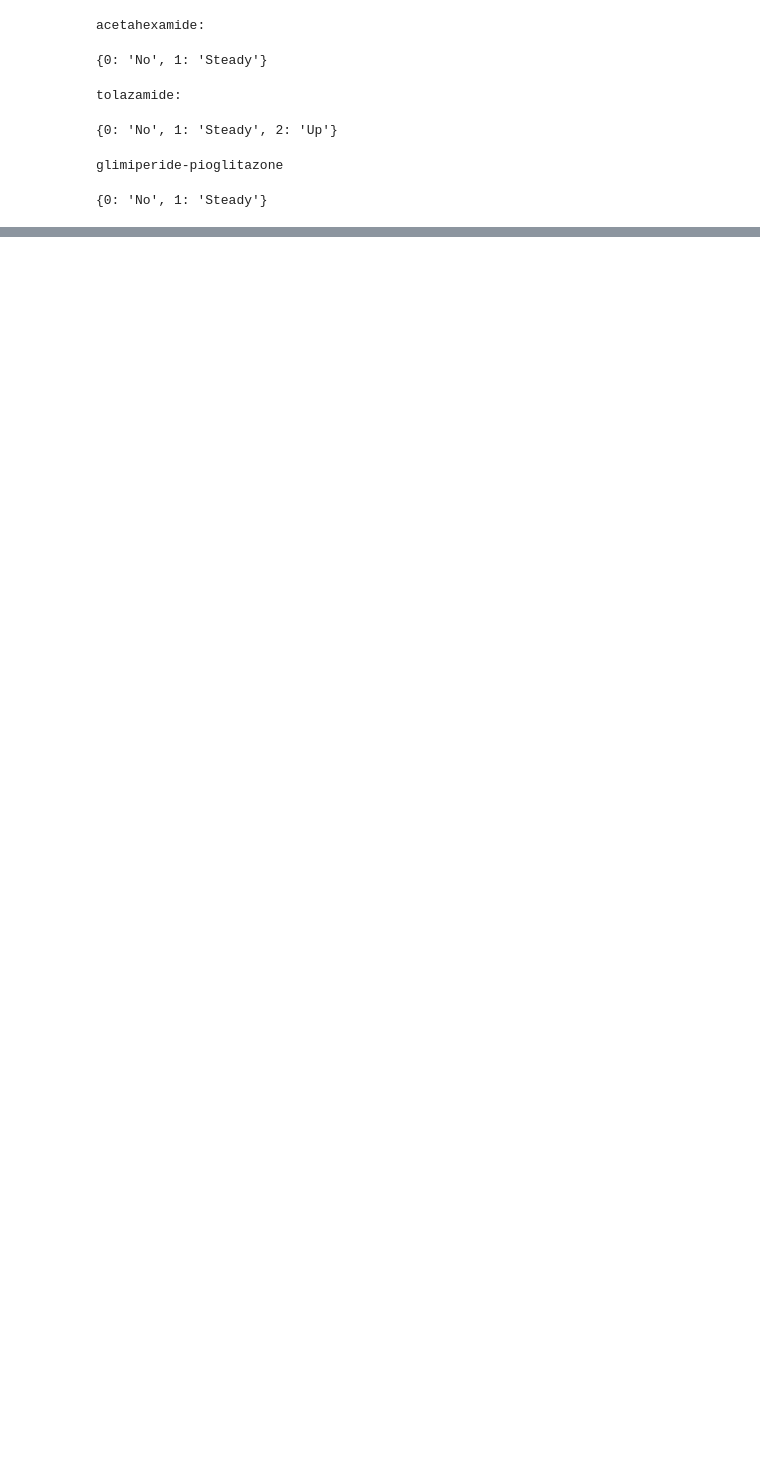
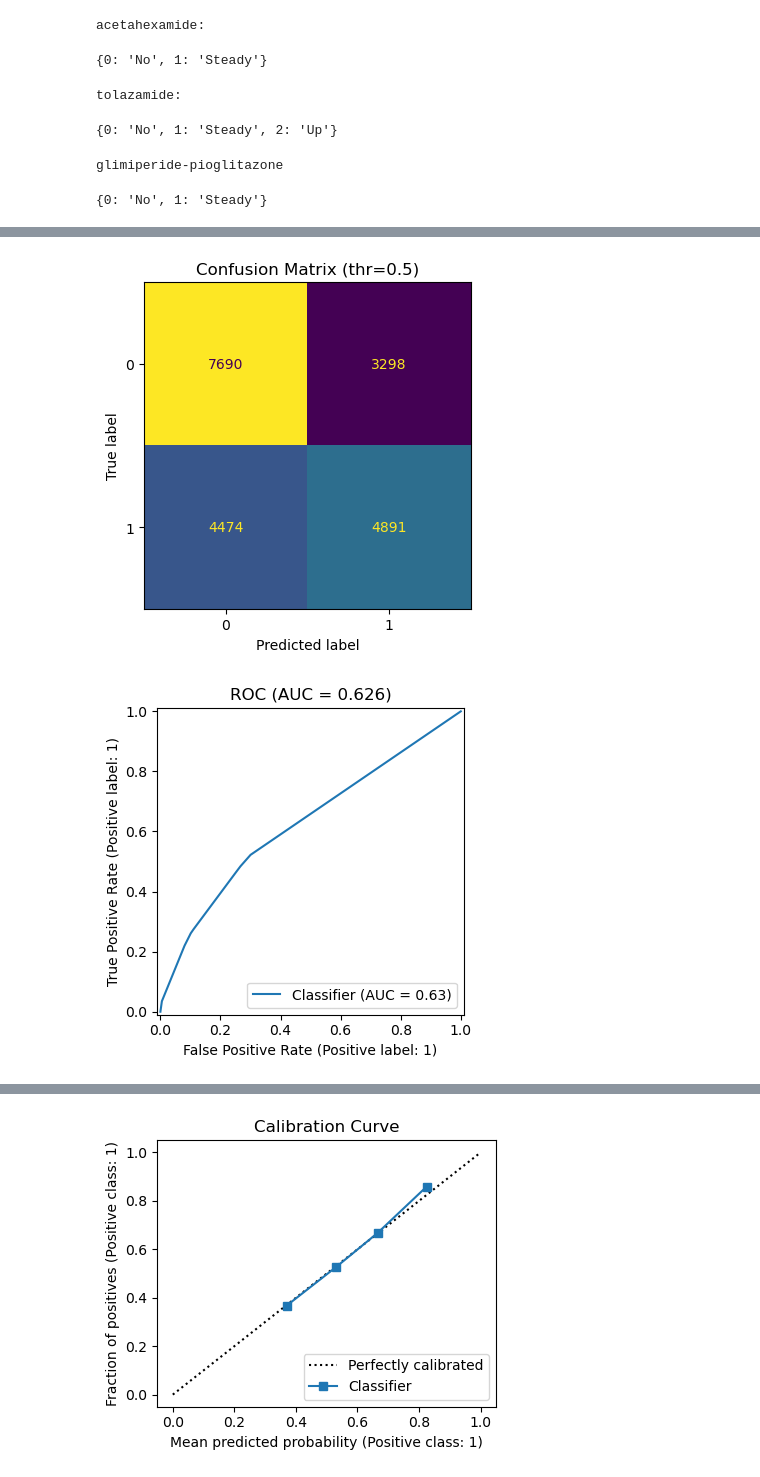
Before and after one commit to DylanSuniaga/CAP_3764_2025_Fall_Team_3, a Jupyter notebook: notebooks/main.ipynb, the cells around one changed output, grey strips where cells are left out. Cells and saved outputs as stored; diff of their text form; code cells hidden in the pictures; blank space fills up the shorter version.

```diff
--- a/notebooks/main.ipynb
+++ b/notebooks/main.ipynb
@@ -157,0 +251,6 @@ glimiperide-pioglitazone
+# %%
+y_proba = dt.predict_proba(X_val)[:, 1]
+y_pred  = (y_proba >= 0.5).astype(int)
+
+print("Accuracy:", metrics.accuracy_score(y_val, y_pred))
+print(classification_report(y_val, y_pred, digits=3))
@@ -157,0 +267,40 @@ glimiperide-pioglitazone
+# %%
+fig, ax = plt.subplots(figsize=(4.2,4.2))
+ConfusionMatrixDisplay.from_predictions(y_val, y_pred, ax=ax, colorbar=False)
+ax.set_title("Confusion Matrix (thr=0.5)")
+plt.tight_layout(); plt.show()
+
+fig, ax = plt.subplots(figsize=(4.5,4))
+RocCurveDisplay.from_predictions(y_val, y_proba, ax=ax)
+ax.set_title(f"ROC (AUC = {metrics.roc_auc_score(y_val, y_proba):.3f})")
+plt.tight_layout(); plt.show()
+
+fig, ax = plt.subplots(figsize=(4.5,4))
+PrecisionRecallDisplay.from_predictions(y_val, y_proba, ax=ax)
+ax.set_title("Precision–Recall Curve")
+plt.tight_layout(); plt.show()
+
+fig, ax = plt.subplots(figsize=(4.2,3.6))
+CalibrationDisplay.from_predictions(y_val, y_proba, n_bins=10, ax=ax)
+ax.set_title("Calibration Curve")
+plt.tight_layout(); plt.show()
+
+fig, ax = plt.subplots(figsize=(5,4))
+ax.hist(y_proba[y_val==0], bins=30, alpha=0.7, label="Class 0")
+ax.hist(y_proba[y_val==1], bins=30, alpha=0.7, label="Class 1")
+ax.set_xlabel("Predicted probability (positive class)")
+ax.set_ylabel("Count")
+ax.set_title("Validation Probability Distributions")
+ax.legend(); plt.tight_layout(); plt.show()
+
+feature_names = list(X_val.columns) if hasattr(X_val, "columns") else [f"x{i}" for i in range(X_val.shape[1])]
+imp = pd.Series(dt.feature_importances_, index=feature_names)
+imp = imp[imp > 0].sort_values()
+fig, ax = plt.subplots(figsize=(6, max(3, 0.25*len(imp))))
+ax.barh(imp.index, imp.values)
+ax.set_title("Decision Tree Feature Importances")
+ax.set_xlabel("Gini importance")
+plt.tight_layout(); plt.show()
+# %% [output]
+[figure, added]
+[figure, added]
@@ -157,0 +308 @@ glimiperide-pioglitazone
+[figure, added]
```
Also changed, not shown: parts of 18 cells of this notebook, 4 other files.
